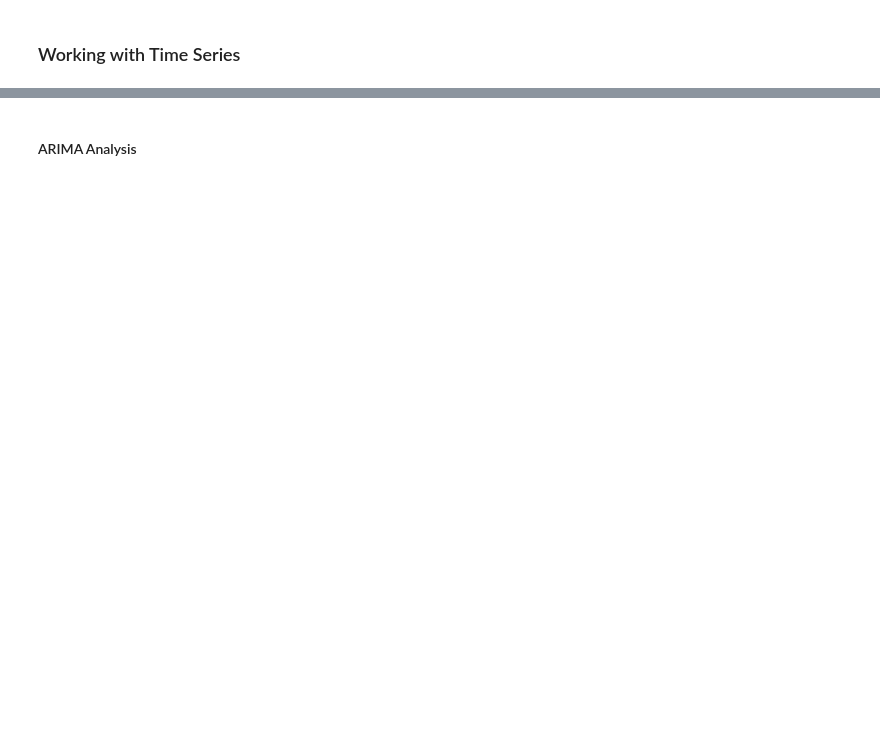
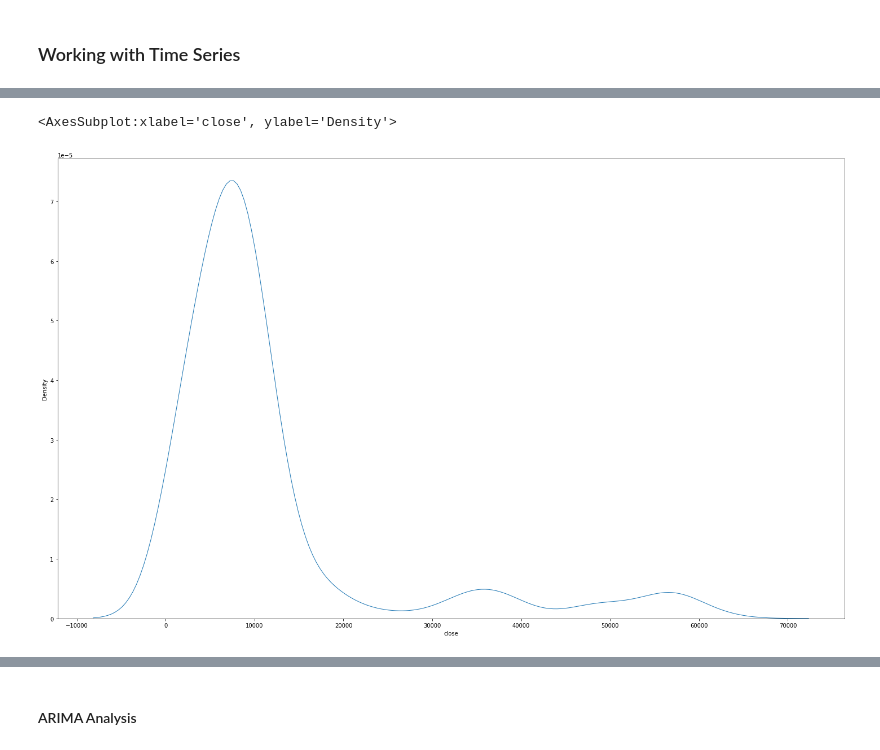
Before and after one commit to sebastianchaves/tp-ps-2021, a Jupyter notebook: trabajo-practico.ipynb, the cells around one changed output, grey strips where cells are left out. Saved outputs shown, nothing was run; the diff lists cells and outputs as text; code cells hidden in the pictures; blank space fills up the shorter version.

```diff
--- a/trabajo-practico.ipynb
+++ b/trabajo-practico.ipynb
@@ -178,0 +189,6 @@ sns.lineplot(x = df.index, y = prices)
+# %%
+# Densidad
+sns.kdeplot(df.close)
+# %% [output]
+<AxesSubplot:xlabel='close', ylabel='Density'>
+[figure, added]
```
Also changed, not shown: parts of 14 cells of this notebook.
